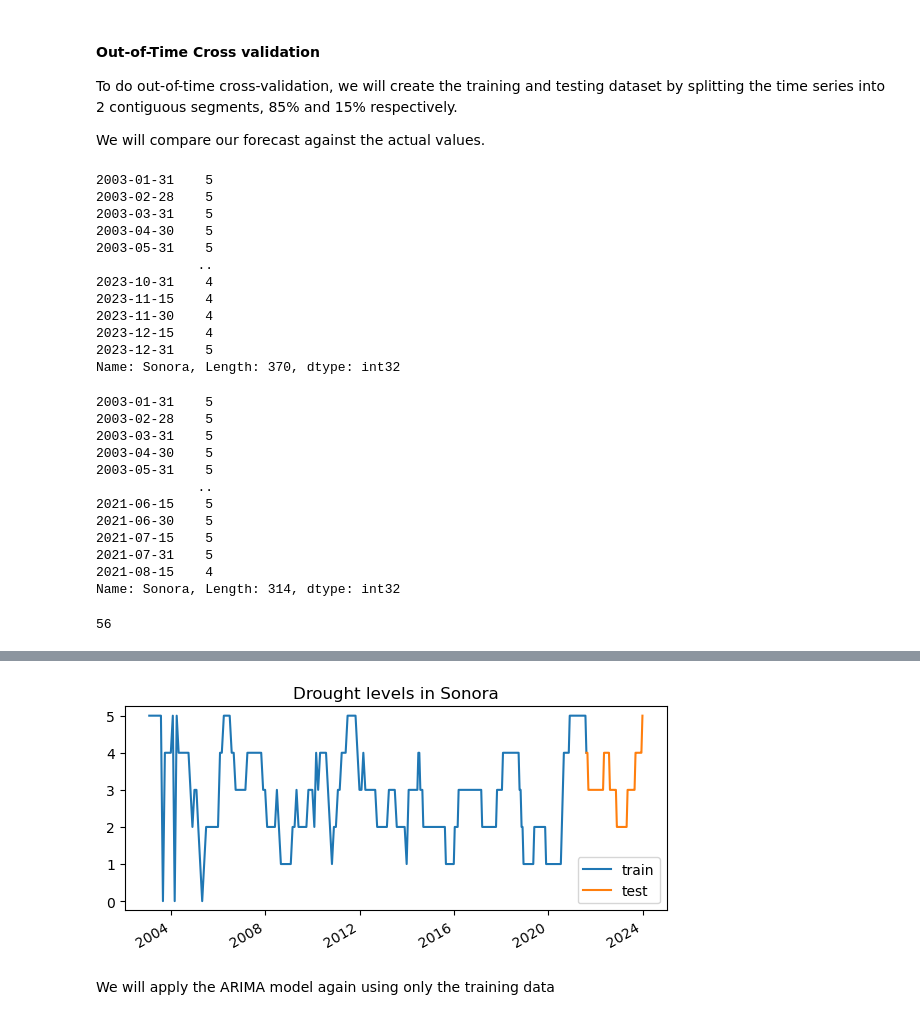
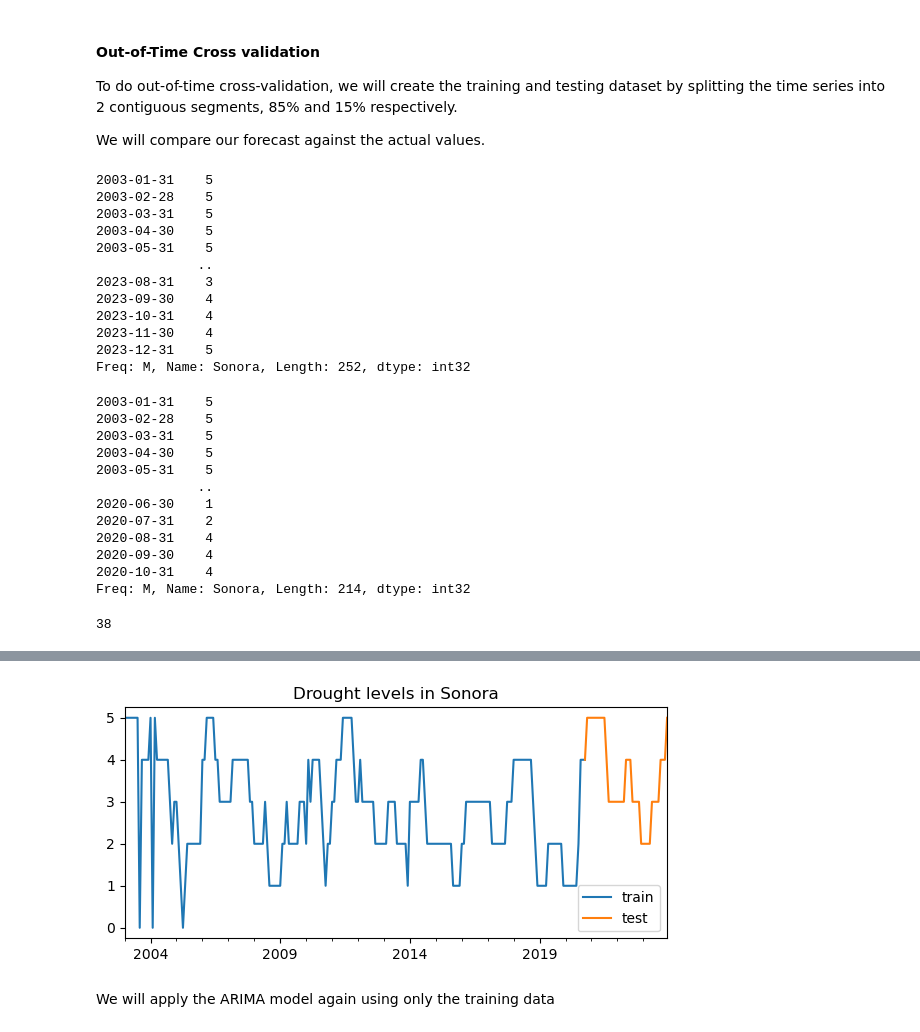
Before and after one commit to CCT-Dublin/capstone-project-feb-2024-ft-Denisse14GT, a Jupyter notebook: Ca3.ipynb, the cells around one changed output, grey strips where cells are left out. Saved outputs shown, nothing was run; the diff lists cells and outputs as text; code cells hidden in the pictures.

```diff
--- a/Ca3.ipynb
+++ b/Ca3.ipynb
@@ -214,0 +234,4 @@ df_new2.head()
+# %%
+df_new2 = df_new2.resample('M').max()
+# %%
+df_new2.index = pd.to_datetime(df_new2.index)
@@ -610,12 +704,12 @@ Sonora
 2003-04-30    5
 2003-05-31    5
              ..
+2023-08-31    3
+2023-09-30    4
 2023-10-31    4
-2023-11-15    4
 2023-11-30    4
-2023-12-15    4
 2023-12-31    5
-Name: Sonora, Length: 370, dtype: int32
+Freq: M, Name: Sonora, Length: 252, dtype: int32
 # %%
 p_train1 = 0.85 ### 15% for test data
 
@@ -629,19 +723,19 @@ train1
 2003-04-30    5
 2003-05-31    5
              ..
-2021-06-15    5
-2021-06-30    5
-2021-07-15    5
-2021-07-31    5
-2021-08-15    4
-Name: Sonora, Length: 314, dtype: int32
+2020-06-30    1
+2020-07-31    2
+2020-08-31    4
+2020-09-30    4
+2020-10-31    4
+Freq: M, Name: Sonora, Length: 214, dtype: int32
 # %%
 len(test1)
 # %% [output]
-56
+38
 # %%
 
-fin_train = '2021-08-15 00:00:00'
+fin_train = '2020-10-31 00:00:00'
 print(
     f"Train dates : {Sonora.index.min()} --- {Sonora.loc[:fin_train].index.max()}  "
     f"(n={len(Sonora.loc[:fin_train])})"
@@ -665,4 +759,4 @@ Test dates  : 2021-08-15 00:00:00 --- 2023-12-31 00:00:00  (n=57)
-[figure, old version]
+[figure, new version]
 # %% [markdown]
 We will apply the ARIMA model again using only the training data
 # %%
```
Also changed, not shown: parts of 66 cells of this notebook.
